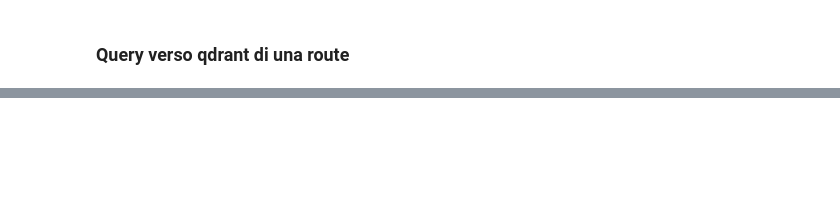
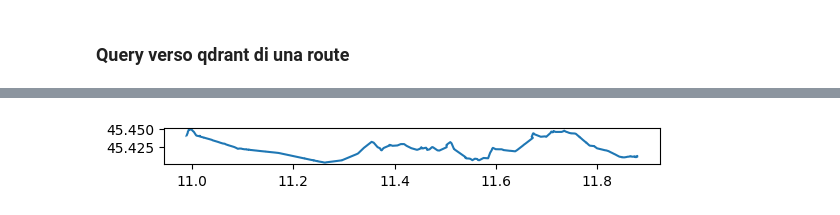
Before and after one commit to tatankam/eventmap, a Jupyter notebook: notebooks/Eventbrite.ipynb, the cells around one changed output, grey strips where cells are left out. Saved outputs shown, nothing was run; the diff lists cells and outputs as text; code cells hidden in the pictures; blank space fills up the shorter version.

```diff
--- a/notebooks/Eventbrite.ipynb
+++ b/notebooks/Eventbrite.ipynb
@@ -650,0 +244,90 @@ plt.show()
+# %%
+import osmnx as ox
+from shapely.geometry import Polygon, LineString
+import geopandas as gpd
+import geopandas as gpd
+import numpy as np
+ox.settings.use_cache = True  # enable caching of HTTP requests
+
+# Your origin and destination points (lat, lon) like (y,x)
+#origin_point = (45.640317186277066, 12.241487413188237) # strada Terraglio TV
+#destination_point = (45.68758465370057, 12.2562502911396) # prima di Selvana TV
+
+
+origin_point = (45.41026004774276, 11.877749172855356) # Padova
+destination_point = (45.44013878631641, 10.989916584327693) # Verona
+#origin_point = (45.4109553303283, 11.883520063045811) # Padova (PD)
+#destination_point = (45.55564536495325, 11.543093946961582) # Vicenza (VI)
+
+#destination_point = (45.45795667928977, 10.982370142567046) # Verona (VR)
+#origin_point = (45.5063774869007, 10.73446566988937) # Lazise (VR)
+#destination_point =(45.43848433719987, 10.969985064989903) # Verona (VR)
+
+# Create bounding box polygon covering both points
+min_lat = min(origin_point[0], destination_point[0])
+max_lat = max(origin_point[0], destination_point[0])
+min_lon = min(origin_point[1], destination_point[1])
+max_lon = max(origin_point[1], destination_point[1])
+
+bbox_polygon = Polygon([
+    (min_lon, min_lat),  # southwest
+    (min_lon, max_lat),  # northwest
+    (max_lon, max_lat),  # northeast
+    (max_lon, min_lat),  # southeast
+    (min_lon, min_lat)   # close polygon
+])
+
+from shapely.geometry import Polygon
+bbox_polygon = bbox_polygon.buffer(0.01)  # buffer about 1 km depending on coordinates
+
+# Download drivable road network within this polygon
+G = ox.graph_from_polygon(bbox_polygon, network_type='drive', retain_all=True)
+print(G)
+print("stampato G")
+# Find nearest nodes to origin and destination points in graph (lon, lat)
+origin_node = ox.distance.nearest_nodes(G, origin_point[1], origin_point[0],return_dist=False)
+destination_node = ox.distance.nearest_nodes(G, destination_point[1], destination_point[0],return_dist=False)
+print(origin_node,destination_node)
+#origin_node=247910834
+#destination_node=530212898
+
+# Compute shortest path by length
+#route = ox.shortest_path(G, origin_node, destination_node, weight='length')
+route = ox.shortest_path(G, origin_node, destination_node, weight='length')
+print(route)
+
+
+# import networkx as nx
+
+
+# if nx.has_path(G, origin_node, destination_node):
+#     print("Path ok tra origin:", origin_node ,"e destination:", destination_node)
+# elif nx.has_path(G, destination_node, origin_node):
+#         print("Path ok tra destination: ", destination_node ,"e origin:" , origin_node)
+# else:
+#     print("nessun path")# no path in either direction
+
+
+
+# Extract node coordinates for route geometry
+route_coords = [(G.nodes[n]['x'], G.nodes[n]['y']) for n in route]
+
+# Create a LineString for the route
+route_line = LineString(route_coords)
+
+# Create GeoDataFrame for route
+route_gdf = gpd.GeoDataFrame([{'geometry': route_line}], crs='EPSG:4326')
+
+# Convert to projected CRS for buffering
+route_gdf_3857 = route_gdf.to_crs(epsg=3857)
+buffer_poly = route_gdf_3857.buffer(1000).to_crs(epsg=4326).iloc[0]
+
+# Extract polygon coordinates for Qdrant filter
+polygon_coords = np.array(buffer_poly.exterior.coords).tolist()
+polygon_coords_qdrant = [{"lon": lon, "lat": lat} for lon, lat in polygon_coords]
+
+print(polygon_coords_qdrant)
+
+# Plot the route
+route_gdf.plot()
+# %% [output]
@@ -650,0 +340 @@ plt.show()
+[figure, added]
```
Also changed, not shown: parts of 27 cells of this notebook, 22 other files.
